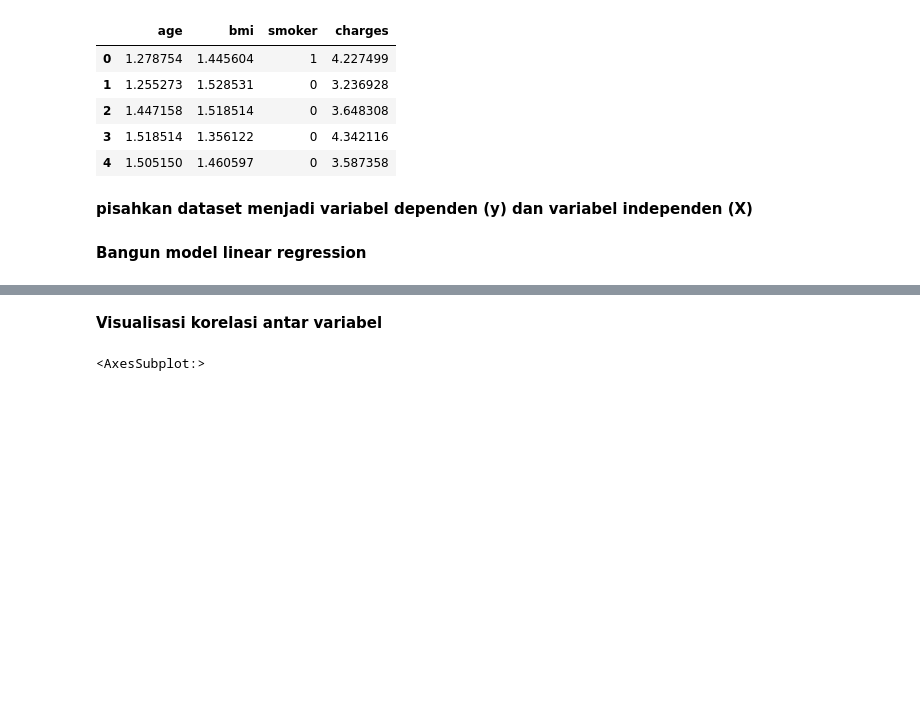
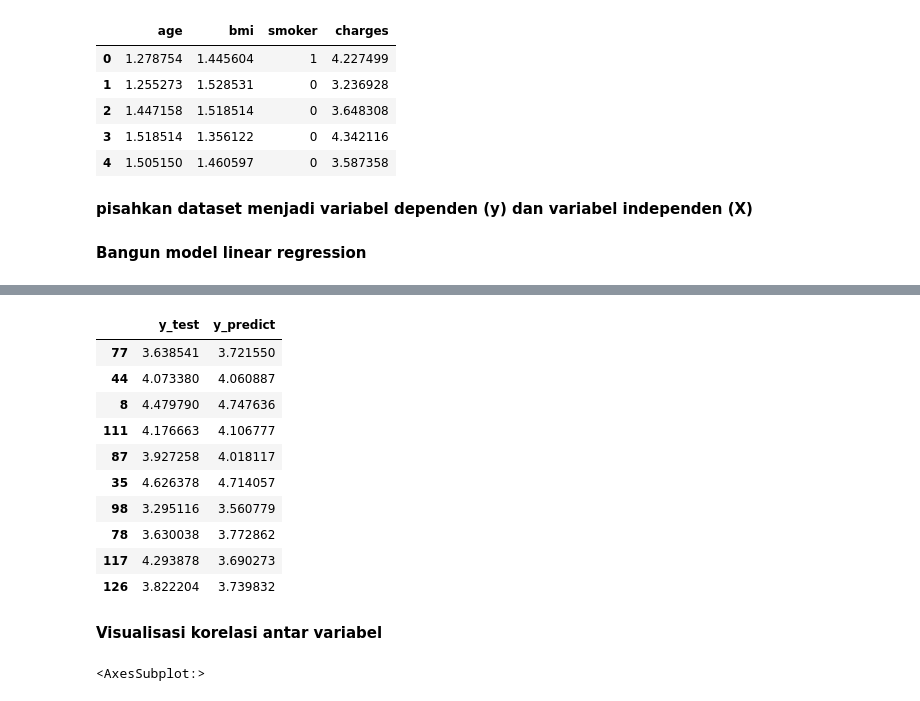
Before and after one commit to pvannyamelia/dsc_kuliah, a Jupyter notebook: data_science/capstone/_capstone LinRegress.ipynb, the cells around one changed output, grey strips where cells are left out. Cells and saved outputs as stored; diff of their text form; code cells hidden in the pictures; blank space fills up the shorter version.

Commit message:
data mining

```diff
--- a/data_science/capstone/_capstone LinRegress.ipynb
+++ b/data_science/capstone/_capstone LinRegress.ipynb
@@ -288,6 +290,7 @@ for train_index, test_index in cv.split(X):
     rmse_list.append(rmse_fold)
 
 lm = smf.ols(formula='charges ~ age + bmi + smoker', data = dfUsed).fit()
+comparison = pd.DataFrame({"y_test": y_test, "y_predict": y_predict})
 print("Summary: ", lm.summary())
 print("R Squared Mean: ", np.mean(scores))
 print("RMSE mean: ", np.mean(rmse_list))
@@ -309,6 +312,20 @@ Notes:
 [1] Standard Errors assume that the covariance matrix of the errors is correctly specified.
 R Squared Mean:  0.7396604190657485
 RMSE mean:  0.19828627871838886
+# %%
+comparison.sample(10)
+# %% [output]
+|  | y_test | y_predict |
+| 77 | 3.638541 | 3.721550 |
+| 44 | 4.073380 | 4.060887 |
+| 8 | 4.479790 | 4.747636 |
+| 111 | 4.176663 | 4.106777 |
+| 87 | 3.927258 | 4.018117 |
+| 35 | 4.626378 | 4.714057 |
+| 98 | 3.295116 | 3.560779 |
+| 78 | 3.630038 | 3.772862 |
+| 117 | 4.293878 | 3.690273 |
+| 126 | 3.822204 | 3.739832 |
 # %% [markdown]
 **Visualisasi korelasi antar variabel**
 # %%
```
Also changed, not shown: parts of 4 cells of this notebook, 20 other files.
